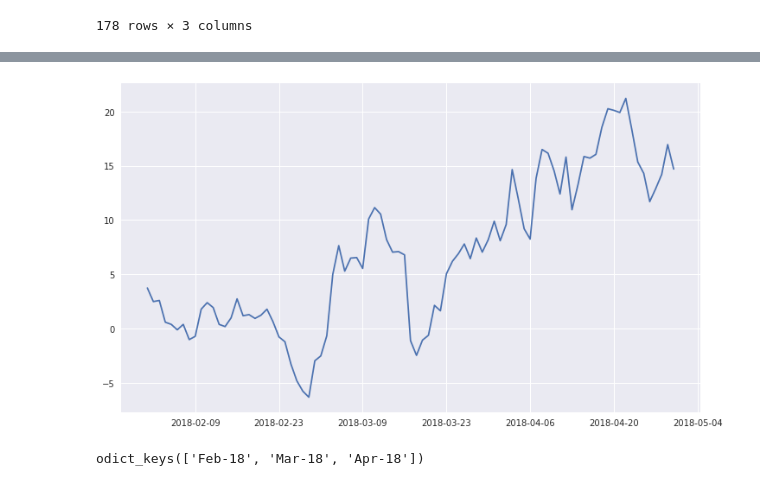
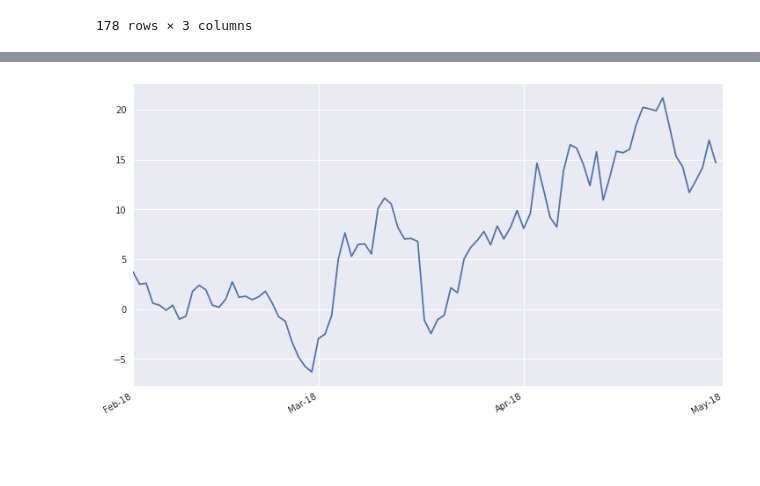
Before and after one commit to BCCN-Prog/plotting_2018, a Jupyter notebook: sandbox/toyplotting.ipynb, the cells around one changed output, grey strips where cells are left out. Saved outputs shown, nothing was run; the diff lists cells and outputs as text; code cells hidden in the pictures; blank space fills up the shorter version.

```diff
--- a/sandbox/toyplotting.ipynb
+++ b/sandbox/toyplotting.ipynb
@@ -60,2 +96,3 @@ frankfurt_feb_may2018.loc[frankfurt_feb_may2018['mess_datum']==datetime.date(201
 # %%
-means_ondates = frankfurt_feb_may2018.groupby(['mess_datum']).mean()
+group_ondates = frankfurt_feb_may2018.groupby(['mess_datum'])
+means_ondates = group_ondates.mean()
@@ -66,5 +98,0 @@ datetime.date
-# %%
-plt.figure(figsize = (12,7))
-plt.plot(means_ondates['tmk']);
-# %% [output]
-[figure, removed]
@@ -90,6 +99,29 @@ l= labels_month_year(dates)
-# %%
-start, end = [datetime.datetime.strptime(_, "%Y-%m-%d") for _ in dates]
-labels = OrderedDict(((start + timedelta(_)).strftime(r"%b-%y"), None) for _ in range((end - start).days)).keys()
-labels
-# %% [output]
-odict_keys(['Feb-18', 'Mar-18', 'Apr-18'])
+# %%
+import numpy as np
+import matplotlib.dates as mdates
+
+
+years = mdates.YearLocator()   # every year
+months = mdates.MonthLocator() # every month
+dates = mdates.DateLocator() #every date
+yearsFmt = mdates.DateFormatter(r"%b-%y")
+
+fig, ax = plt.subplots(figsize = (12,7))
+ax.plot(means_ondates['tmk'])
+
+ax.xaxis.set_major_locator(months)
+ax.xaxis.set_major_formatter(yearsFmt)
+#ax.xaxis.set_minor_locator() #will be useful if many years and we want months to be minor grid location
+
+datemin = np.datetime64(means_ondates.tmk.keys()[0], 'M')
+datemax = np.datetime64(means_ondates.tmk.keys()[-1], 'M') + np.timedelta64(1, 'M')
+ax.set_xlim(datemin, datemax)
+
+ax.format_xdata = mdates.DateFormatter('%Y-%m-%d')
+ax.grid(True)
+
+# rotates and right aligns the x labels, and moves the bottom of the
+# axes up to make room for them
+fig.autofmt_xdate()
+# %% [output]
+[figure, added]
```
Also changed, not shown: parts of 7 cells of this notebook.
